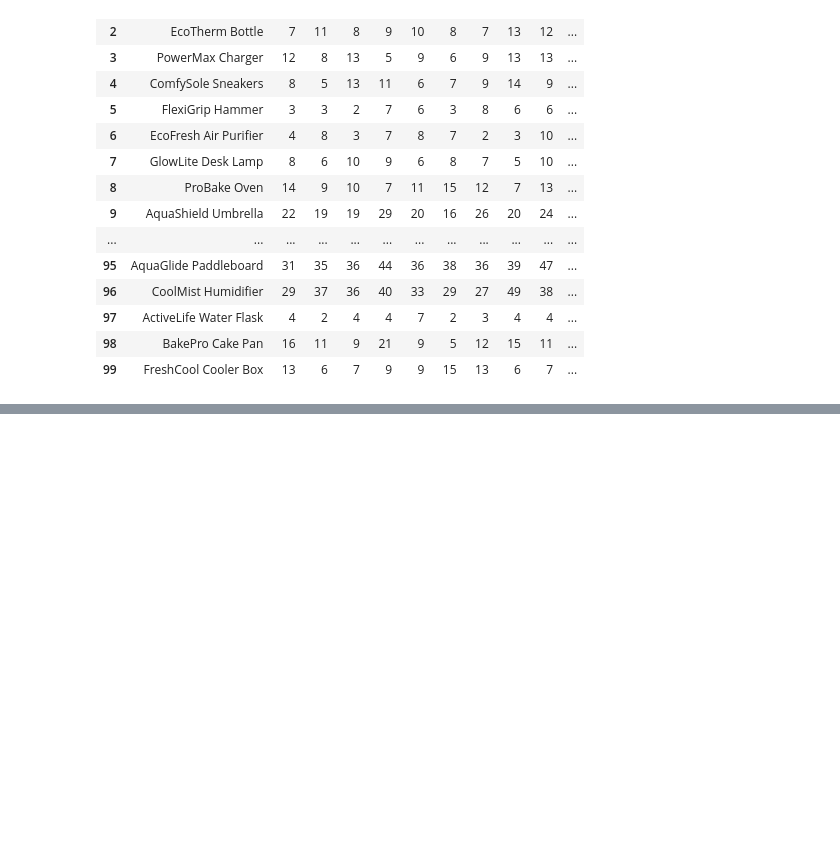
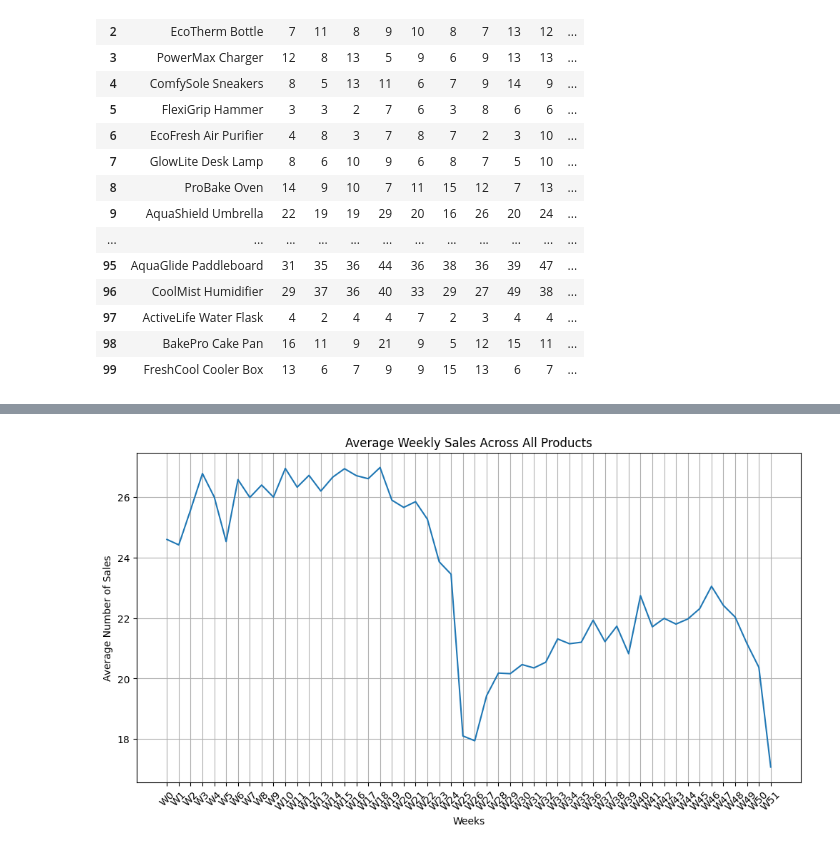
Before and after one commit to bbrims/COMSC230-Presentation, a Jupyter notebook: COMSC230-Presentation.ipynb, the cells around one changed output, grey strips where cells are left out. Saved outputs shown, nothing was run; the diff lists cells and outputs as text; code cells hidden in the pictures; blank space fills up the shorter version.

```diff
--- a/COMSC230-Presentation.ipynb
+++ b/COMSC230-Presentation.ipynb
@@ -72,0 +158,15 @@ product_data_52_weeks
+# %%
+# Average sales per week across all products
+avg_weekly_sales = product_data_52_weeks.iloc[:, 1:].mean()
+
+# Plot average sales over weeks
+plt.figure(figsize=(12, 6))
+plt.plot(product_data_52_weeks.columns[1:], avg_weekly_sales, label='Average Sales')
+plt.title('Average Weekly Sales Across All Products')
+plt.xlabel('Weeks')
+plt.ylabel('Average Number of Sales')
+plt.xticks(rotation=45)
+plt.grid(True)
+plt.show()
+# %% [output]
+[figure, added]
```
Also changed, not shown: parts of 7 cells of this notebook.
